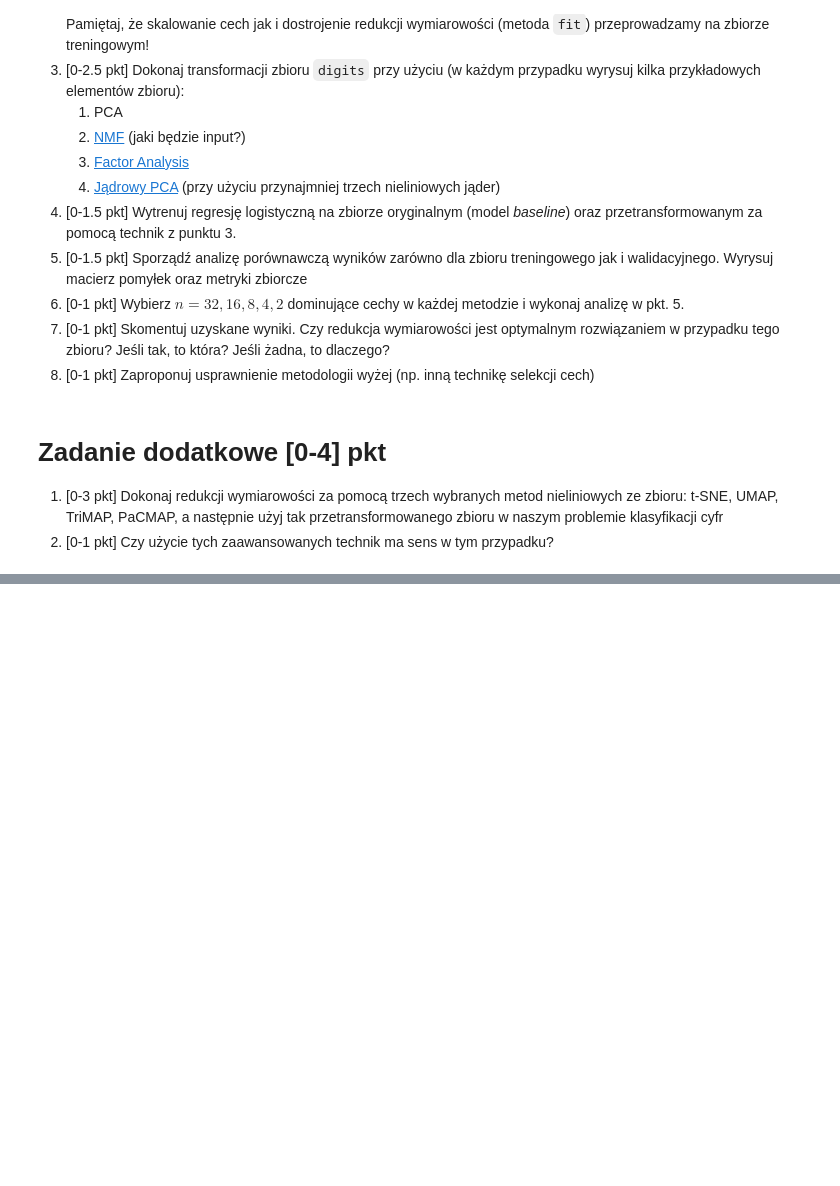
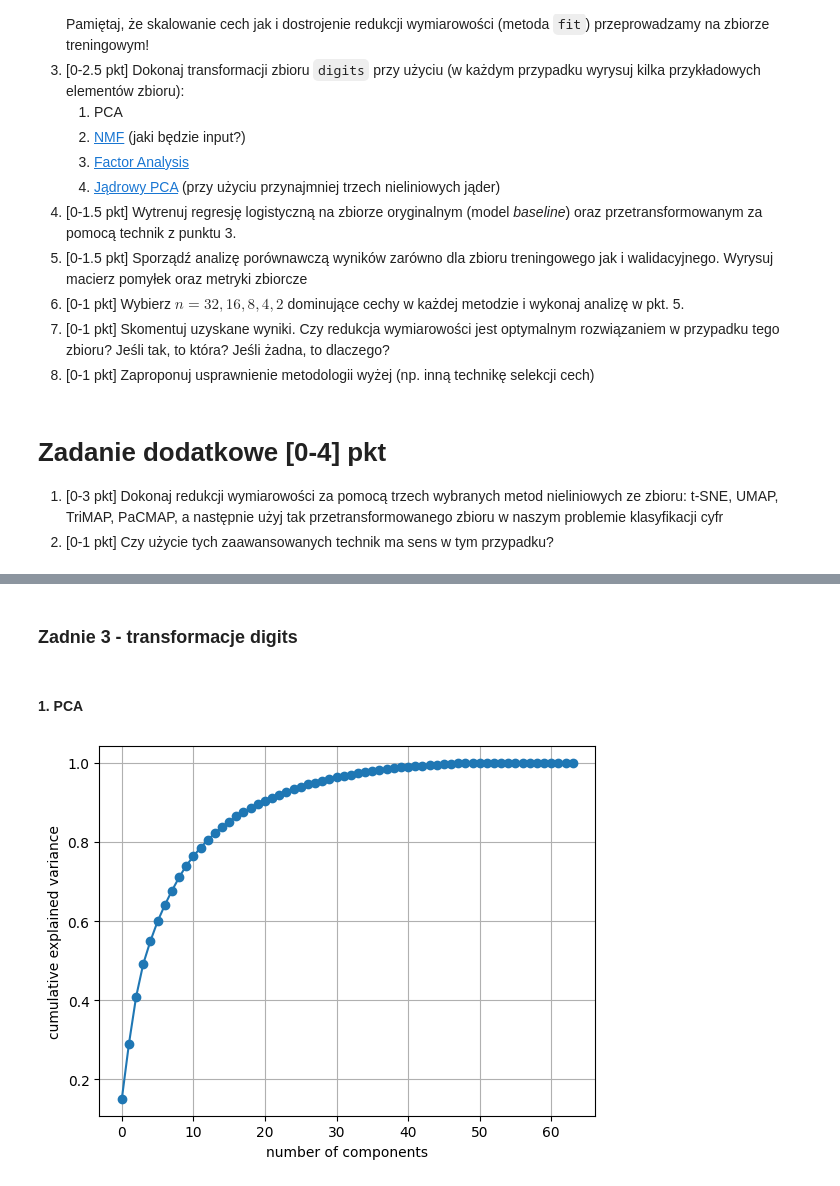
Before and after one commit to Marek55S/machine-learning-basis, a Jupyter notebook: 6_selekcja_redukcja/6-zadanie_domowe.ipynb, the cells around one changed output, grey strips where cells are left out. Drawn from its saved outputs; the diff is of its cells as text; code cells hidden in the pictures; blank space fills up the shorter version.

```diff
--- a/6_selekcja_redukcja/6-zadanie_domowe.ipynb
+++ b/6_selekcja_redukcja/6-zadanie_domowe.ipynb
@@ -61,0 +83,18 @@ def plot_gallery(title, images, n_col=3, n_row=2, image_shape = (64,64),cmap=plt
+# %%
+from sklearn.model_selection import train_test_split
+X_train, X_test, y_train, y_test = train_test_split(digits.data, digits.target, test_size=0.2, random_state=0)
+# %% [markdown]
+### Zadnie 3 - transformacje digits
+# %% [markdown]
+#### 1. PCA
+# %%
+from sklearn.decomposition import PCA
+
+pca_example= PCA().fit(X_train)
+plt.plot(pca_example.explained_variance_ratio_.cumsum(), marker="o")
+plt.xlabel("number of components")
+plt.ylabel("cumulative explained variance")
+plt.grid()
+plt.show()
+# %% [output]
+[figure, added]
```
Also changed, not shown: parts of 43 cells of this notebook, 1 other file.
